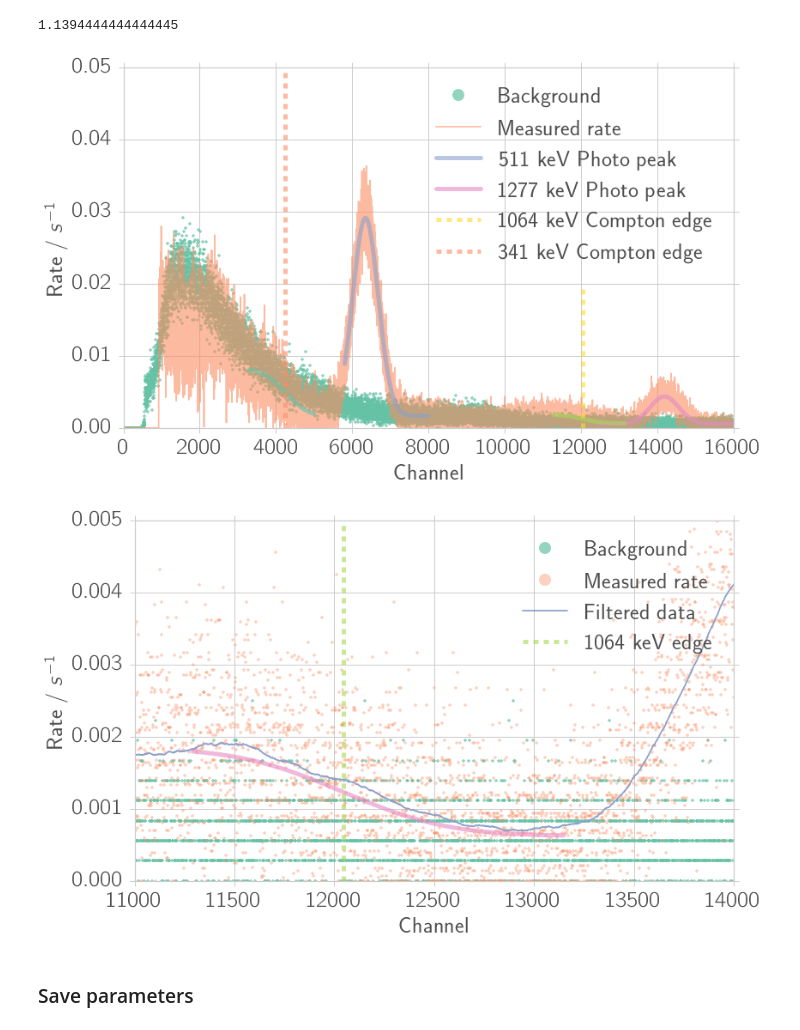
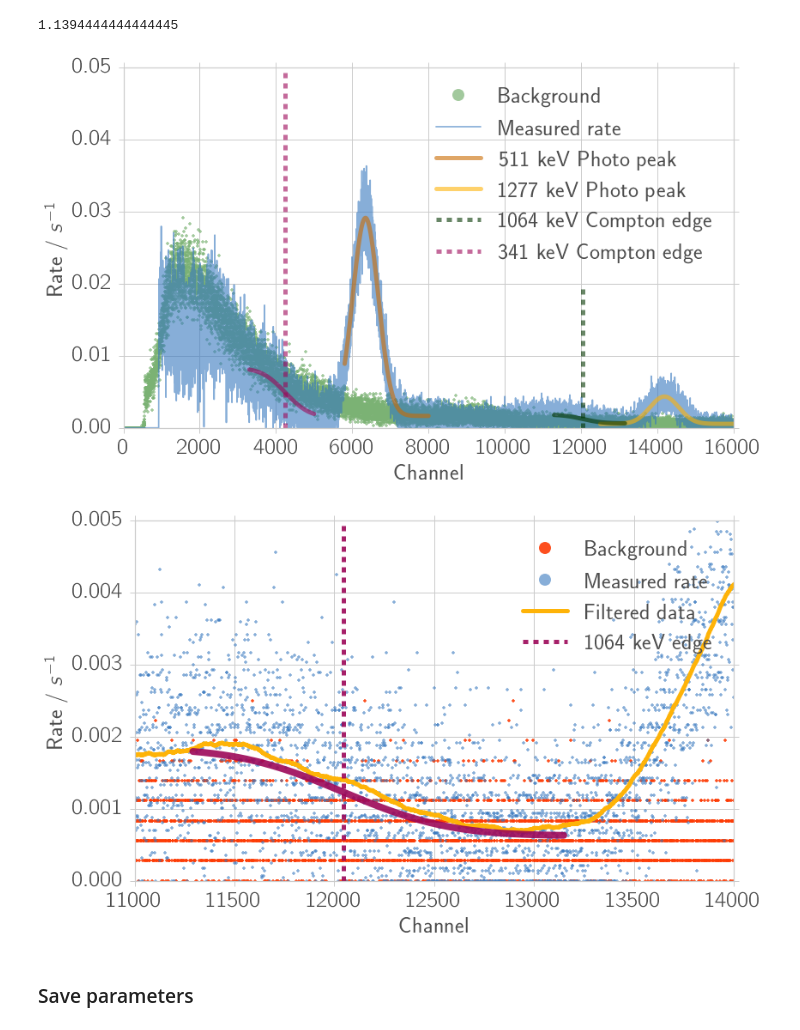
Before and after one commit to Bondzio/fp, a Jupyter notebook: compton/analysis/calibration_na.ipynb, the cells around one changed output. Cells and saved outputs as stored; diff of their text form; code cells hidden in the pictures.

```diff
--- a/compton/analysis/calibration_na.ipynb
+++ b/compton/analysis/calibration_na.ipynb
@@ -406,20 +406,20 @@ sample_name = '$^{22}\mathrm{Na}$'
 if not save_fig:
     fig1.suptitle("Histogram NaI, Sample: " + sample_name)
 
-ax1.plot(x, rate_bg, '.', alpha=0.7, label='Background', c = colors[2])
-ax1.plot(x, y, '-', alpha=0.6, label=('Measured rate'), c = colors[0])
+ax1.plot(x, rate_bg, '.', alpha=0.7, label='Background', color = colors[2])
+ax1.plot(x, y, '-', alpha=0.6, label=('Measured rate'), color = colors[0])
 
 #ax1.plot(x, y_filtered, '-', alpha=1.0, c=counts.get_color(), label=('filtered data'))
 
-ax1.plot(x_fit, fit_peak1, label='511 keV Photo peak',linewidth=5,alpha=0.6,c = colors[6])
+ax1.plot(x_fit, fit_peak1, label='511 keV Photo peak',linewidth=5,alpha=0.6,color = colors[6])
 
-ax1.plot(x_fit2, fit_peak2, label='1277 keV Photo peak',linewidth=5,alpha=0.6,c = colors[3])
+ax1.plot(x_fit2, fit_peak2, label='1277 keV Photo peak',linewidth=5,alpha=0.6,color = colors[3])
 
-ax1.plot(x_fit3, fit_edge,linewidth=5,alpha=0.6 ,c = colors[4])
-ax1.plot([x_step3] * 2, [0, 0.02], '--',  label='1064 keV Compton edge',linewidth=5,alpha=0.6,c = colors[4])
+ax1.plot(x_fit3, fit_edge,linewidth=5,alpha=0.6 ,color = colors[4])
+ax1.plot([x_step3] * 2, [0, 0.02], '--',  label='1064 keV Compton edge',linewidth=5,alpha=0.6,color = colors[4])
 
-ax1.plot(x_fit4, fit_edge4,linewidth=5,alpha=0.6,c = colors[5])
-ax1.plot([x_step4] * 2, [0, 0.8], '--', label='341 keV Compton edge',linewidth=5,alpha=0.6,c = colors[5])
+ax1.plot(x_fit4, fit_edge4,linewidth=5,alpha=0.6,color = colors[5])
+ax1.plot([x_step4] * 2, [0, 0.8], '--', label='341 keV Compton edge',linewidth=5,alpha=0.6,color = colors[5])
 
 props = dict(boxstyle='round', facecolor='white', alpha=0.5)
 textstr = 'Sample: ' + sample_name
@@ -436,41 +436,41 @@ if save_fig:
     fig1.savefig(fig_dir + file_name + ".pdf")
     fig1.savefig(fig_dir + file_name + ".png")
 # %% [output]
-[figure, old version]
+[figure, new version]
 # %%
 # Plotting
 fig1, ax1 = plt.subplots(1, 1)
 fixticks(ax1)
 sample_name = '$^{22}\mathrm{Na}$'
 if not save_fig:
     fig1.suptitle("Histogram NaI, Sample: " + sample_name)
 
-ax1.plot(x, rate_bg, '.', alpha=0.7, label='Background', c = colors[2])
-ax1.plot(x, y, '.', alpha=0.4, label='Measured rate', c = colors[0])
+ax1.plot(x, rate_bg, '.', alpha=0.9, label='Background', color = colors[-1])
+ax1.plot(x, y, '.', alpha=0.6, label='Measured rate', color = colors[0])
 
 y_filtered2 = sav(y, 1001, 4)
-ax1.plot(x, y_filtered2, '-', alpha=1.0, c= colors[3], label='Filtered data')
+ax1.plot(x, y_filtered2, '-', alpha=1.0, color= colors[3], label='Filtered data', linewidth = 5)
 
 
-ax1.plot(x_fit3, fit_edge,linewidth=5,alpha=0.6 ,c = colors[4])
-ax1.plot([x_step3] * 2, [0, 0.005], '--',  label='1064 keV edge',linewidth=5,alpha=0.6,c = colors[4])
+ax1.plot(x_fit3, fit_edge,linewidth=8,alpha=0.9 ,color = colors[5])
+ax1.plot([x_step3] * 2, [0, 0.005], '--',  label='1064 keV edge',linewidth=5,alpha=0.9,color = colors[5])
 
 props = dict(boxstyle='round', facecolor='white', alpha=0.5)
 textstr = 'Sample: ' + sample_name
 #ax1.text(0.1, 0.95, textstr, transform=ax1.transAxes, va='top', bbox=props)
 ax1.set_xlim(11000, 14000)
 ax1.set_ylim(0, 0.005)
 ax1.set_xlabel("Channel")
 ax1.set_ylabel("Rate / $s^{-1}$")
 ax1.legend(loc=1)
 ax1.grid(True)
 #ax1.set_yscale("log")
 if save_fig:
     file_name = "histo_na_22na2"
     fig1.savefig(fig_dir + file_name + ".pdf")
     fig1.savefig(fig_dir + file_name + ".png")
 # %% [output]
-[figure, old version]
+[figure, new version]
 # %% [markdown]
 ### Save parameters
 # %%
```
Also changed, not shown: parts of 1 cell of this notebook, 13 other files.
